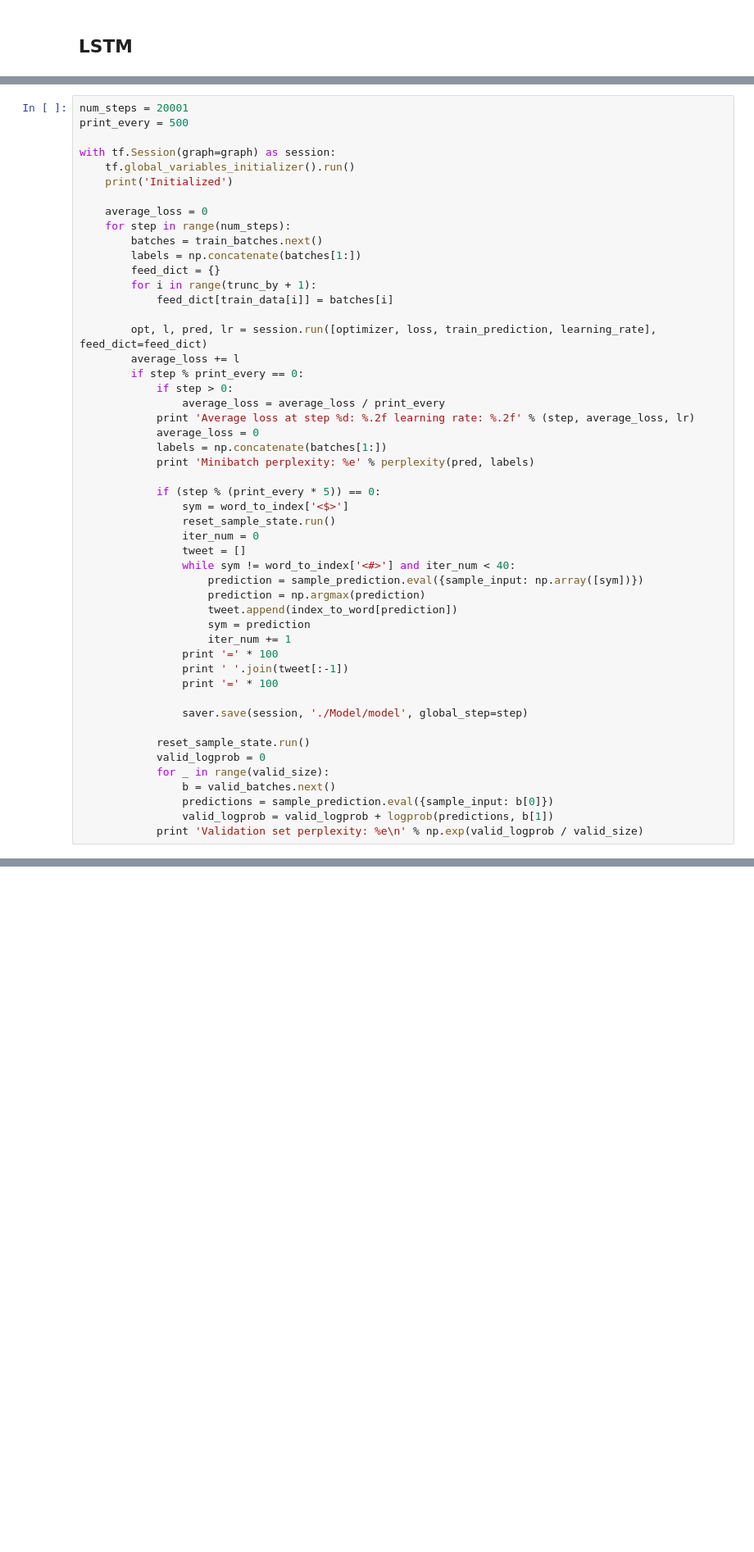
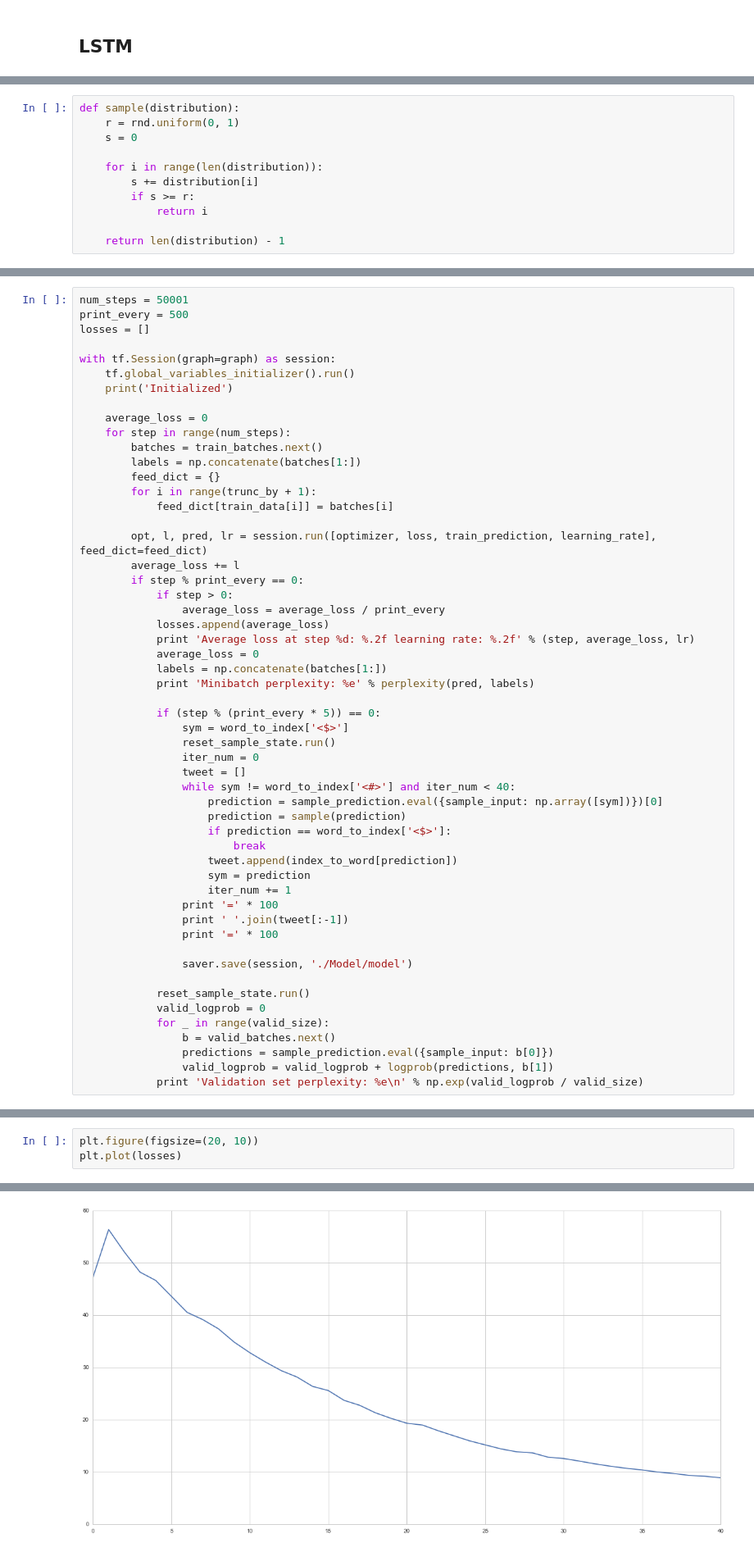
Before and after one commit to ne3x7/neuroscope, a Jupyter notebook: Neuroscope.ipynb, the cells around one changed output, grey strips where cells are left out. Shown at 82% size. Saved outputs shown, nothing was run; the diff lists cells and outputs as text; blank space fills up the shorter version.

Commit message:
Introduced basic sampling insted of argmax

```diff
--- a/Neuroscope.ipynb
+++ b/Neuroscope.ipynb
@@ -333,6 +333,17 @@ def logprob(predictions, labels):
 
 def perplexity(predictions, labels):
     return np.exp(logprob(predictions, labels))
+# %%
+def sample(distribution):
+    r = rnd.uniform(0, 1)
+    s = 0
+
+    for i in range(len(distribution)):
+        s += distribution[i]
+        if s >= r:
+            return i
+
+    return len(distribution) - 1
 # %%
 valid_size = 500
 trunc_by = 10
@@ -468,6 +490,7 @@ with graph.as_default(), tf.device('/cpu:0'):
 # %%
-num_steps = 20001
+num_steps = 50001
 print_every = 500
+losses = []
 
 with tf.Session(graph=graph) as session:
     tf.global_variables_initializer().run()
@@ -486,6 +509,7 @@ with tf.Session(graph=graph) as session:
         if step % print_every == 0:
             if step > 0:
                 average_loss = average_loss / print_every
+            losses.append(average_loss)
             print 'Average loss at step %d: %.2f learning rate: %.2f' % (step, average_loss, lr)
             average_loss = 0
             labels = np.concatenate(batches[1:])
@@ -497,8 +521,10 @@ with tf.Session(graph=graph) as session:
                 iter_num = 0
                 tweet = []
                 while sym != word_to_index['<#>'] and iter_num < 40:
-                    prediction = sample_prediction.eval({sample_input: np.array([sym])})
-                    prediction = np.argmax(prediction)
+                    prediction = sample_prediction.eval({sample_input: np.array([sym])})[0]
+                    prediction = sample(prediction)
+                    if prediction == word_to_index['<$>']:
+                        break
                     tweet.append(index_to_word[prediction])
                     sym = prediction
                     iter_num += 1
@@ -506,7 +532,7 @@ with tf.Session(graph=graph) as session:
                 print ' '.join(tweet[:-1])
                 print '=' * 100
 
-                saver.save(session, './Model/model', global_step=step)
+                saver.save(session, './Model/model')
 
             reset_sample_state.run()
             valid_logprob = 0
@@ -535,0 +562,4 @@ Validation set perplexity: 4.728953e+02
+# %%
+plt.figure(figsize=(20, 10))
+plt.plot(losses)
+# %% [output]
@@ -536 +567,2 @@ Validation set perplexity: 4.728953e+02
+[figure, added]
 # %% [markdown]
```
Also changed, not shown: parts of 8 cells of this notebook.
